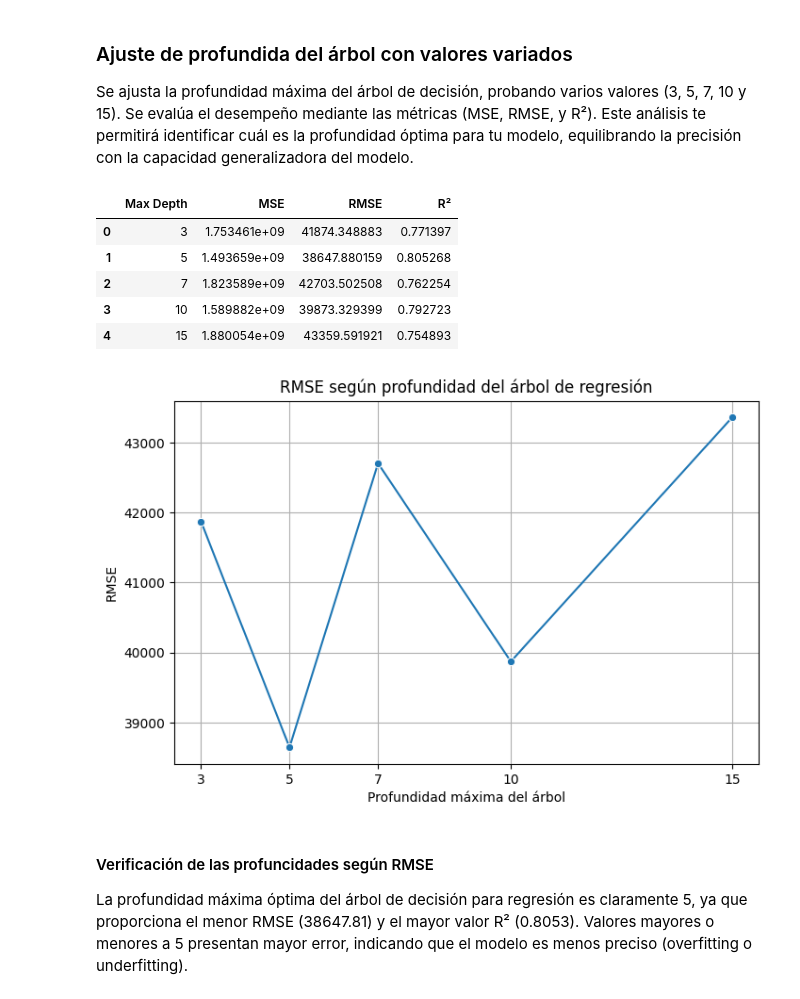
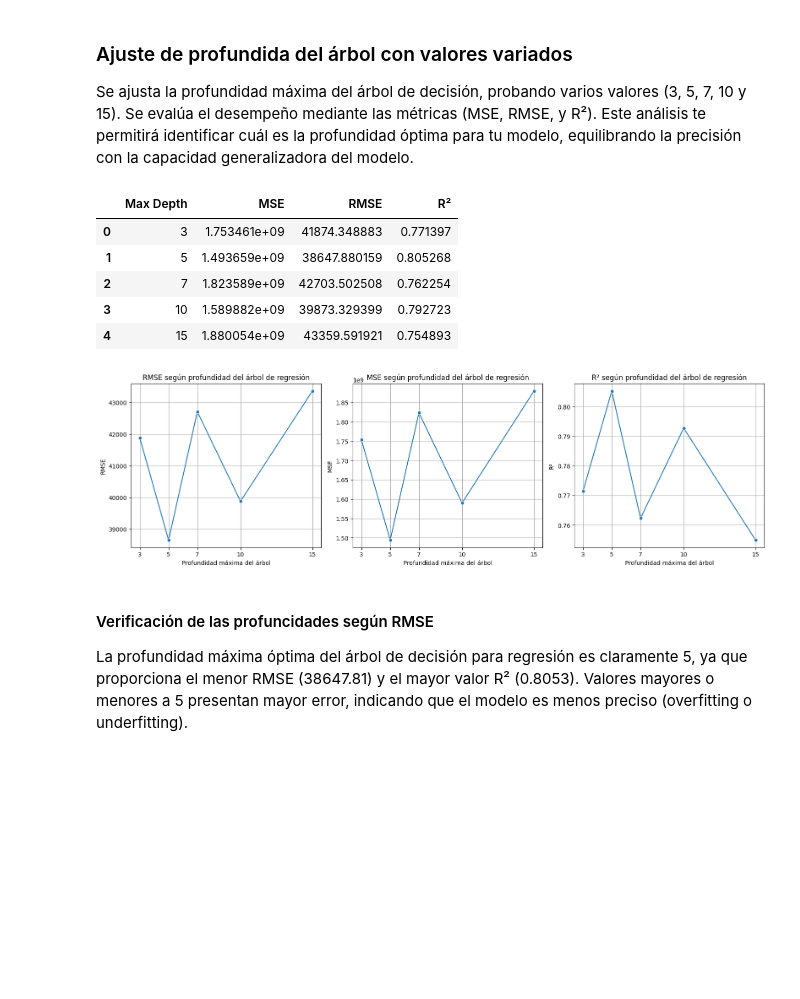
Before and after one commit to Gxrco/HT4-PRY2, a Jupyter notebook: decision_tree_analysis.ipynb, the cells around one changed output. Saved outputs shown, nothing was run; the diff lists cells and outputs as text; code cells hidden in the pictures; blank space fills up the shorter version.

Commit message:
feat: add graphic tree with the correct depth and discuss about difference of linear regression

```diff
--- a/decision_tree_analysis.ipynb
+++ b/decision_tree_analysis.ipynb
@@ -102,38 +102,57 @@ Este valor indica que el modelo explica aproximadamente el 77.22% de la variabil
 ### Ajuste de profundida del árbol con valores variados
 Se ajusta la profundidad máxima del árbol de decisión, probando varios valores (3, 5, 7, 10 y 15). Se evalúa el desempeño mediante las métricas (MSE, RMSE, y R²). Este análisis te permitirá identificar cuál es la profundidad óptima para tu modelo, equilibrando la precisión con la capacidad generalizadora del modelo.
 # %%
-
 depths = [3, 5, 7, 10, 15]
 results = []
 
 for depth in depths:
     tree = DecisionTreeRegressor(max_depth=depth, random_state=42)
     tree.fit(X_reg_train, y_reg_train)
     pred = tree.predict(X_reg_test)
     mse = mean_squared_error(y_reg_test, pred)
     rmse = np.sqrt(mse)
     r2 = r2_score(y_reg_test, pred)
     results.append((depth, mse, rmse, r2))
 
 results_df = pd.DataFrame(results, columns=['Max Depth', 'MSE', 'RMSE', 'R²'])
 display(results_df)
 
-plt.figure(figsize=(8, 5))
+plt.figure(figsize=(16, 5))
+
+plt.subplot(1, 3, 1)
 sns.lineplot(x='Max Depth', y='RMSE', data=results_df, marker='o')
 plt.title('RMSE según profundidad del árbol de regresión')
 plt.xlabel('Profundidad máxima del árbol')
 plt.ylabel('RMSE')
 plt.xticks(depths)
 plt.grid(True)
+
+plt.subplot(1, 3, 2)
+sns.lineplot(x='Max Depth', y='MSE', data=results_df, marker='o')
+plt.title('MSE según profundidad del árbol de regresión')
+plt.xlabel('Profundidad máxima del árbol')
+plt.ylabel('MSE')
+plt.xticks(depths)
+plt.grid(True)
+
+plt.subplot(1, 3, 3)
+sns.lineplot(x='Max Depth', y='R²', data=results_df, marker='o')
+plt.title('R² según profundidad del árbol de regresión')
+plt.xlabel('Profundidad máxima del árbol')
+plt.ylabel('R²')
+plt.xticks(depths)
+plt.grid(True)
+
+plt.tight_layout()
 plt.show()
 # %% [output]
 |  | Max Depth | MSE | RMSE | R² |
 | 0 | 3 | 1.753461e+09 | 41874.348883 | 0.771397 |
 | 1 | 5 | 1.493659e+09 | 38647.880159 | 0.805268 |
 | 2 | 7 | 1.823589e+09 | 42703.502508 | 0.762254 |
 | 3 | 10 | 1.589882e+09 | 39873.329399 | 0.792723 |
 | 4 | 15 | 1.880054e+09 | 43359.591921 | 0.754893 |
-[figure, old version]
+[figure, new version]
 # %% [markdown]
 #### Verificación de las profuncidades según RMSE
 La profundidad máxima óptima del árbol de decisión para regresión es claramente 5, ya que proporciona el menor RMSE (38647.81) y el mayor valor R² (0.8053).
```
Also changed, not shown: parts of 3 cells of this notebook.
